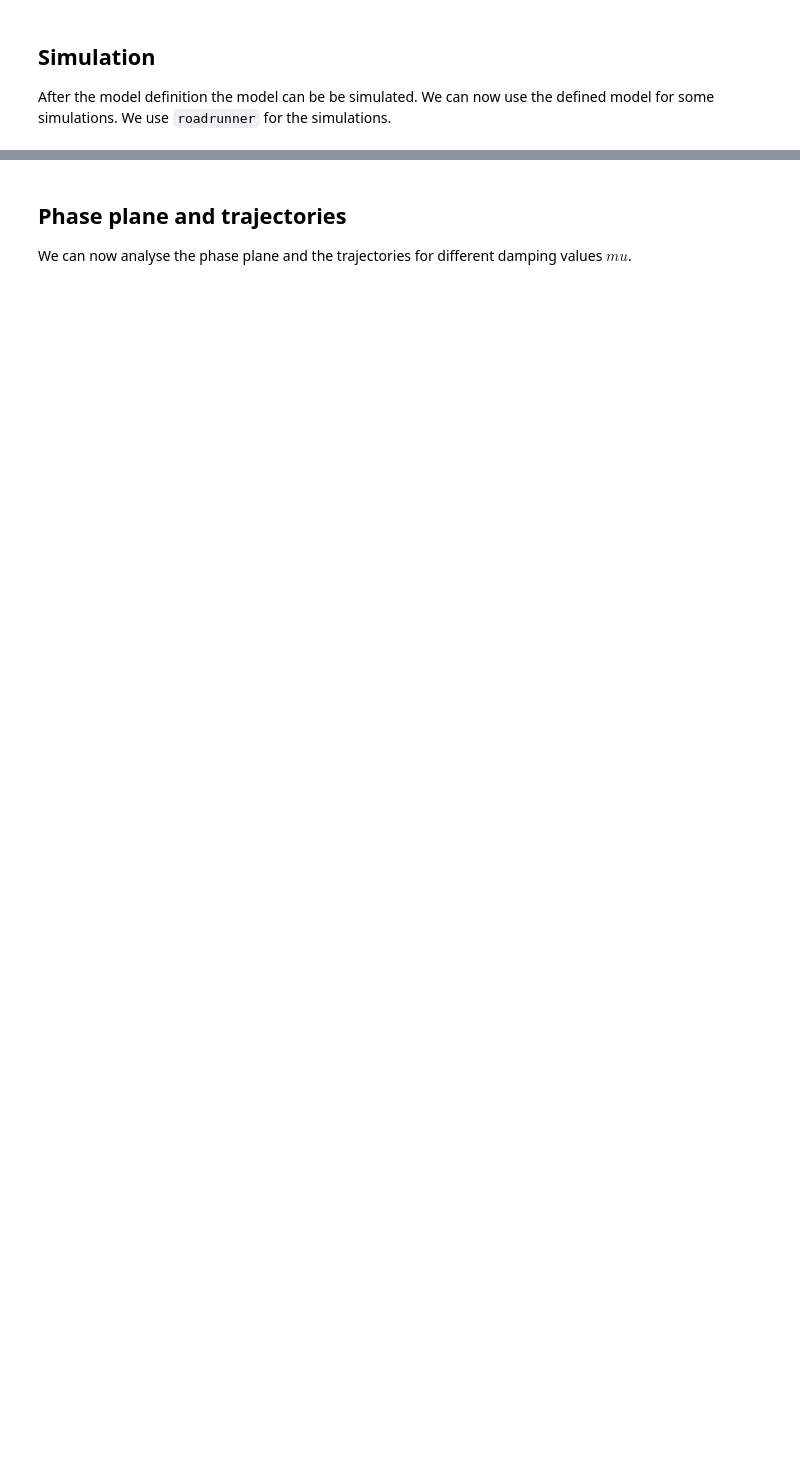
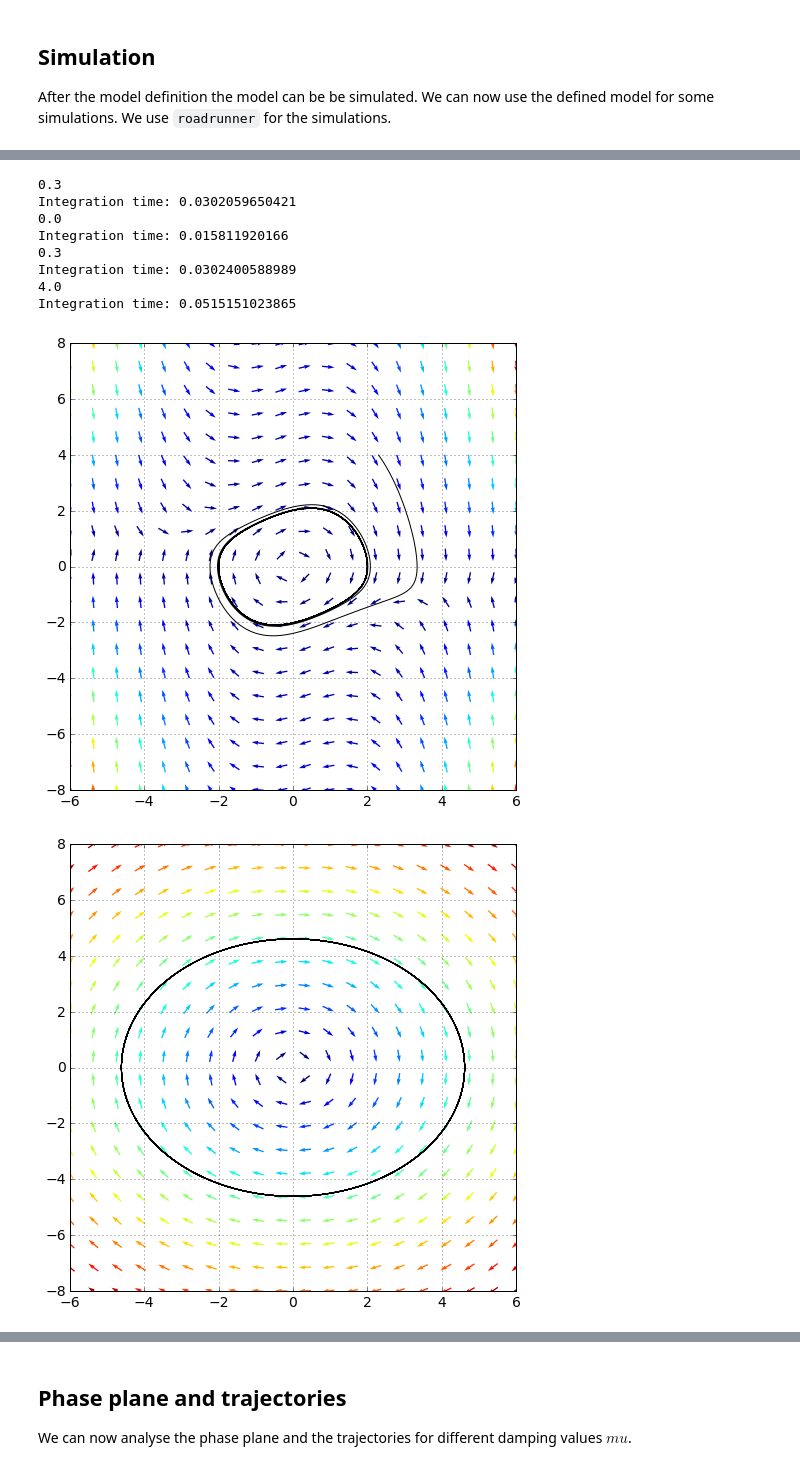
Before and after one commit to jingyayeah/multiscale-galactose, a Jupyter notebook: python/multiscalepy/multiscale/examples/notebook/van_der_pol.ipynb, the cells around one changed output, grey strips where cells are left out. Cells and saved outputs as stored; diff of their text form; code cells hidden in the pictures; blank space fills up the shorter version.

```diff
--- a/python/multiscalepy/multiscale/examples/notebook/van_der_pol.ipynb
+++ b/python/multiscalepy/multiscale/examples/notebook/van_der_pol.ipynb
@@ -184,6 +200 @@ rr.selections
-# %%
-reload(roadrunner)
-rr.selections = ['time'] + ['[{}]'.format(sid) for sid in rr.model.getFloatingSpeciesIds()] \
-                            + rr.model.getReactionIds()
-rr.selections
 # %%
@@ -218,7 +251,7 @@ def dxdt(rr, X, Y):
         DX[k], DY[k] = rr['J1'], rr['J2']
     return DX, DY
 # %%
-def phase_portrait(rr, x=np.linspace(-4, 4, 20), y=np.linspace(-7, 7, 20), figsize = (5,8)):
+def phase_portrait(r, x=np.linspace(-6, 6, 20), y=np.linspace(-8, 8, 20), figsize = (5,8)):
 
     fig2 = plt.figure(figsize=figsize)
     ax2 = fig2.add_subplot(1,1,1)
@@ -226,7 +259,7 @@ def phase_portrait(rr, x=np.linspace(-4, 4, 20), y=np.linspace(-7, 7, 20), figsi
     # quiverplot
     # define a grid and compute direction at each point
     X1 , Y1  = np.meshgrid(x, y)                    # create a grid
-    DX1, DY1 = dxdt(rr, X1, Y1)                   # compute J1 and J2 (use roadrunner as calculator)
+    DX1, DY1 = dxdt(r, X1, Y1)                   # compute J1 and J2 (use roadrunner as calculator)
 
     M = (np.hypot(DX1, DY1))                        # norm the rate
     M[ M == 0] = 1.                                 # avoid zero division errors
@@ -238,9 +271,26 @@ def phase_portrait(rr, x=np.linspace(-4, 4, 20), y=np.linspace(-7, 7, 20), figsi
     # ax2.yaxis.label = 'y'
     # ax2.legend()
     ax2.grid()
+# %%
+# single trajectories
+def trajectory(mu, x0=2.0, y0=0.0, color="black"):
+    s, _ = rt.simulate(r, t_start=0, t_stop=100,
+                       parameters = {'mu' : mu}, init_concentrations={'x':x0, 'y':y0})
+    plt.plot(s['[x]'], s['[y]'], color=color)
 # %%
 for mu in [0.3, 0.0, 0.3, 4.0]:
-    print mu
-    rr['mu'] = mu
-    phase_portrait(rr, figsize=(4,4))
+    print(mu)
+    r['mu'] = mu
+    phase_portrait(r, figsize=(8,8))
     trajectory(mu, x0=2.3, y0=4.0)
+# %% [output]
+0.3
+Integration time: 0.0302059650421
+0.0
+Integration time: 0.015811920166
+0.3
+Integration time: 0.0302400588989
+4.0
+Integration time: 0.0515151023865
+[figure, added]
+[figure, added]
```
Also changed, not shown: parts of 15 cells of this notebook, 4 other files.
